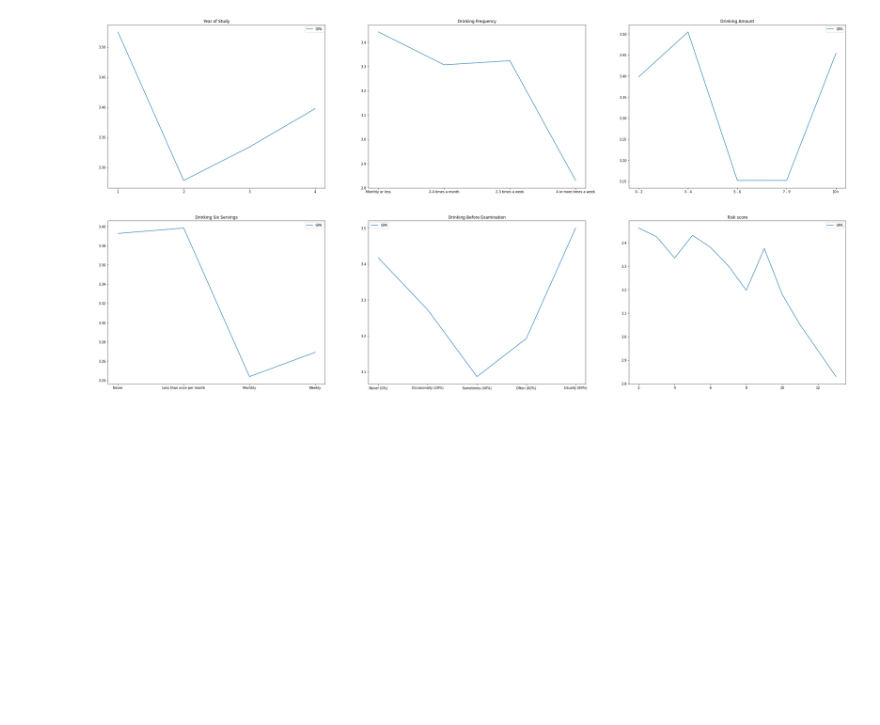
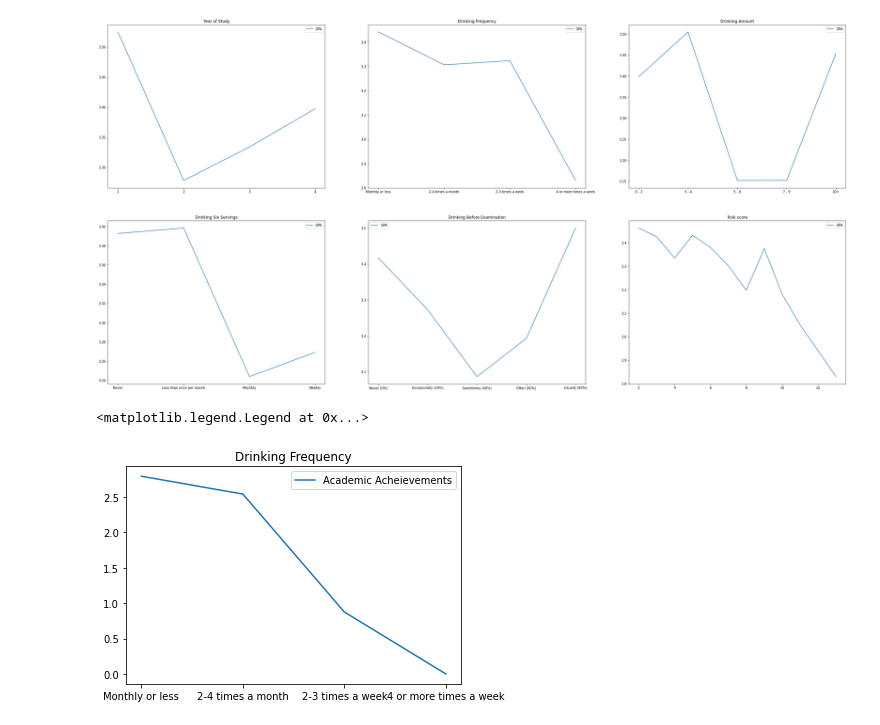
Before and after one commit to nicktanryo/gecc-fyp, a Jupyter notebook: analysis.ipynb, the cells around one changed output. Saved outputs shown, nothing was run; the diff lists cells and outputs as text; code cells hidden in the pictures; blank space fills up the shorter version.

Commit message:
add analysis for drinking frequency

```diff
--- a/analysis.ipynb
+++ b/analysis.ipynb
@@ -408,3 +409,17 @@ plt.show()
 3.424043139280612
 [ 0.04367911 -0.01523957 -0.00735863  0.03410499 -0.04519663 -0.03368985]
 [figure]
+# %%
+academic_acheievements_group_by_freq = df_drinker_quantified[["drinking_frequency_score", "academic_achievements"]].groupby("drinking_frequency_score").mean().reset_index()
+
+plt.plot([
+    "Monthly or less",
+    "2-4 times a month",
+    "2-3 times a week",
+    "4 or more times a week"
+], academic_acheievements_group_by_freq["academic_achievements"], label="Academic Acheievements")
+plt.title("Drinking Frequency")
+plt.legend()
+# %% [output]
+<matplotlib.legend.Legend at 0x...>
+[figure, added]
```
Also changed, not shown: parts of 2 cells of this notebook.
